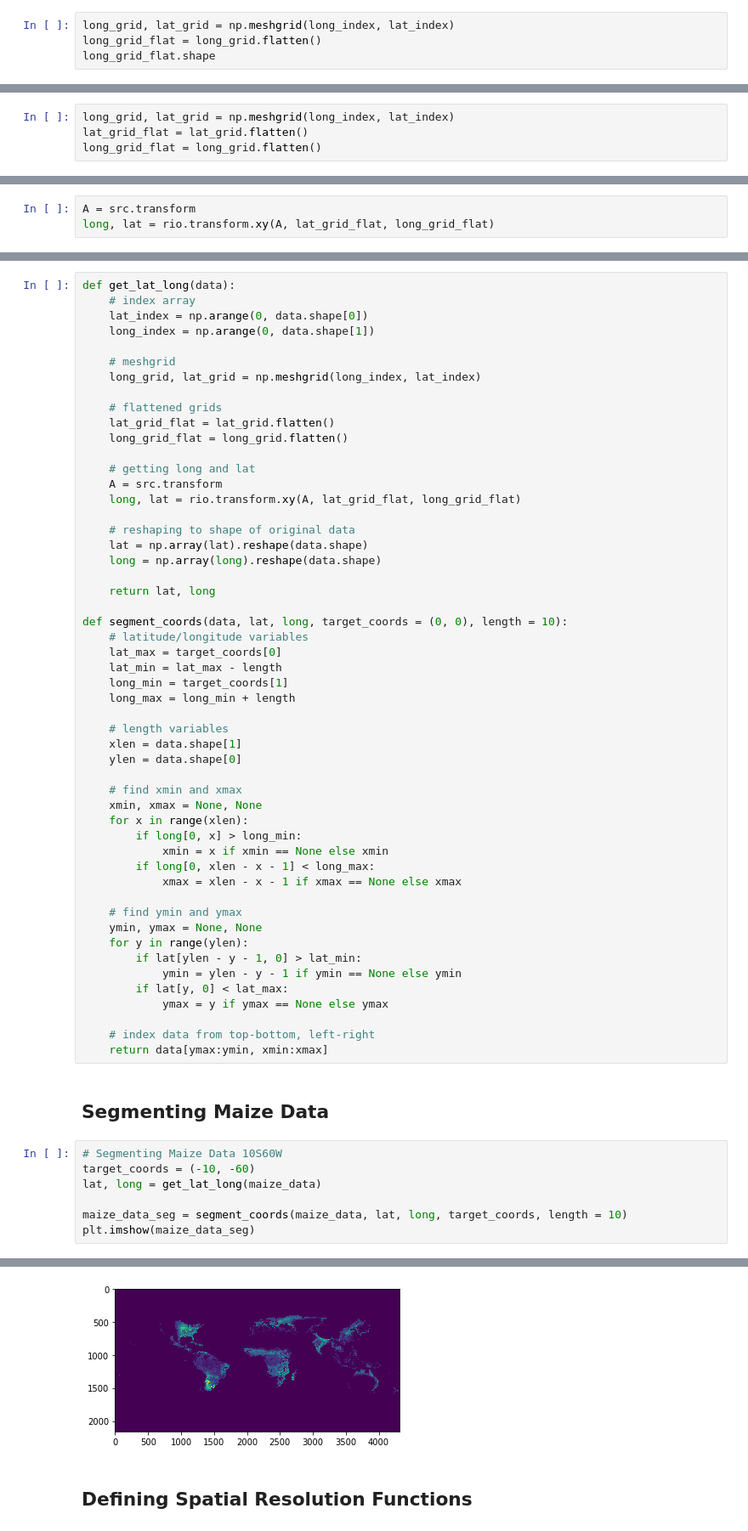
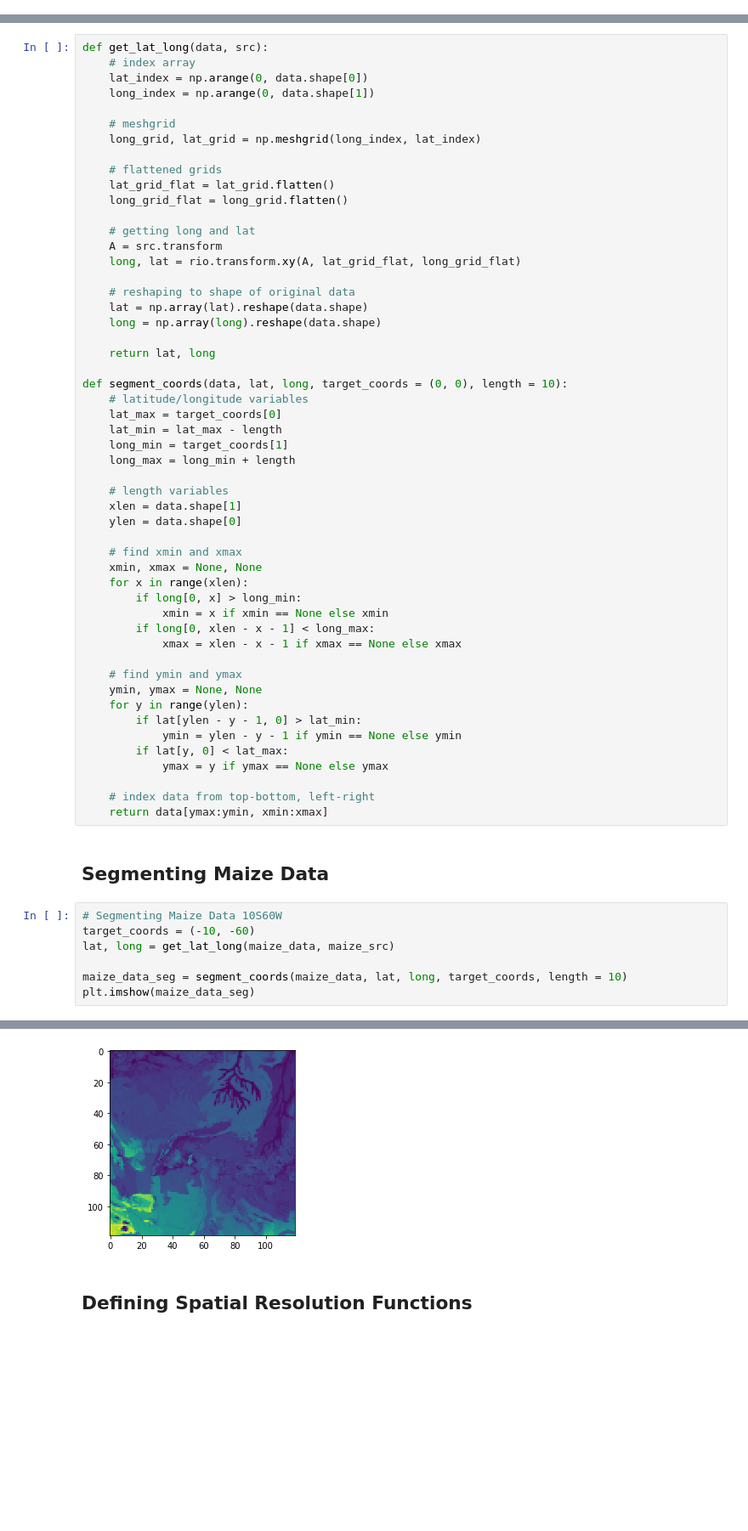
Before and after one commit to ssivak3/Deforestation-Data-Processing, a Jupyter notebook: notebooks/data_aggregation.ipynb, the cells around one changed output, grey strips where cells are left out. Shown at 85% size. Cells and saved outputs as stored; diff of their text form; blank space fills up the shorter version.

```diff
--- a/notebooks/data_aggregation.ipynb
+++ b/notebooks/data_aggregation.ipynb
@@ -45,4 +27,0 @@ print(long_index)
-# %%
-long_grid, lat_grid = np.meshgrid(long_index, lat_index)
-long_grid_flat = long_grid.flatten()
-long_grid_flat.shape
@@ -51,4 +27,0 @@ long_grid_flat.shape
-# %%
-long_grid, lat_grid = np.meshgrid(long_index, lat_index)
-lat_grid_flat = lat_grid.flatten()
-long_grid_flat = long_grid.flatten()
@@ -83,3 +27,0 @@ array([[   0,    1,    2, ..., 4317, 4318, 4319],
-# %%
-A = src.transform
-long, lat = rio.transform.xy(A, lat_grid_flat, long_grid_flat)
@@ -94,7 +28,7 @@ Affine(0.00025, 0.0, -60.0,
 # %% [markdown]
 ## Defining Data Segmentation Functions
 # %%
-def get_lat_long(data):
+def get_lat_long(data, src):
     # index array
     lat_index = np.arange(0, data.shape[0])
     long_index = np.arange(0, data.shape[1])
@@ -150,7 +84,7 @@ def segment_coords(data, lat, long, target_coords = (0, 0), length = 10):
 # %%
 # Segmenting Maize Data 10S60W
 target_coords = (-10, -60)
-lat, long = get_lat_long(maize_data)
+lat, long = get_lat_long(maize_data, maize_src)
 
 maize_data_seg = segment_coords(maize_data, lat, long, target_coords, length = 10)
 plt.imshow(maize_data_seg)
@@ -161,4 +93,4 @@ plt.imshow(maize_data_seg)
-[figure, old version]
+[figure, new version]
 # %% [markdown]
 ## Defining Spatial Resolution Functions
 # %%
```
Also changed, not shown: parts of 15 cells of this notebook, 1 other file.
